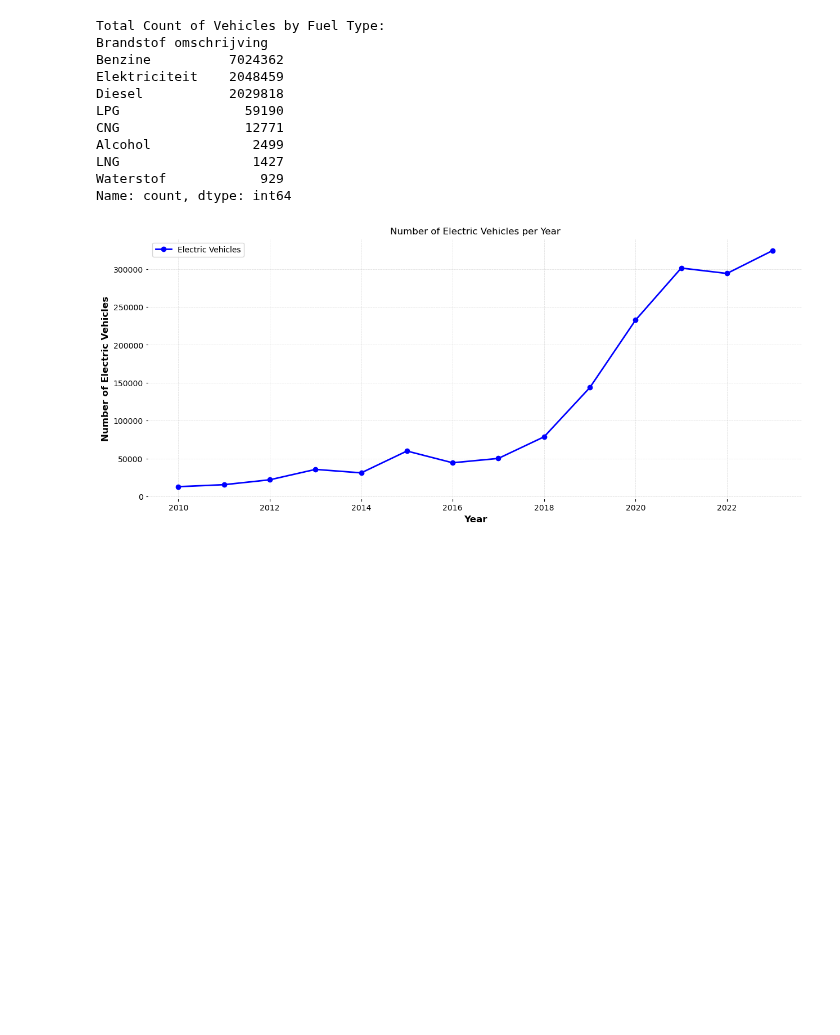
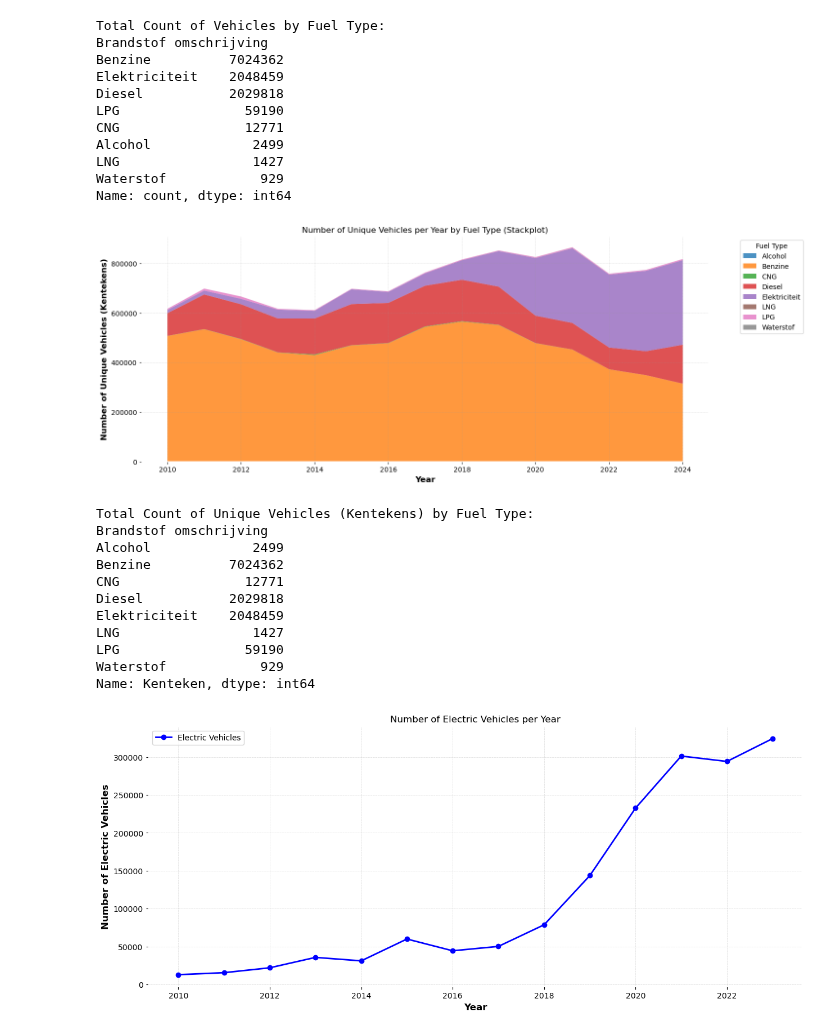
Before and after one commit to DylanHaaz/Tryhard, a Jupyter notebook: Code/Data exploration/RWD.ipynb, the cells around one changed output. Drawn from its saved outputs; the diff is of its cells as text; code cells hidden in the pictures; blank space fills up the shorter version.

```diff
--- a/Code/Data exploration/RWD.ipynb
+++ b/Code/Data exploration/RWD.ipynb
@@ -407,6 +407,45 @@ Alcohol             2499
 LNG                 1427
 Waterstof            929
 Name: count, dtype: int64
+# %%
+import matplotlib.pyplot as plt
+
+# Group by year and fuel type, count unique license plates ('Kenteken') per year
+fuel_counts = df_filtered.groupby(['Year', 'Brandstof omschrijving'])['Kenteken'].nunique().unstack()
+
+# Plot the stackplot
+plt.figure(figsize=(15, 6))
+plt.stackplot(fuel_counts.index, fuel_counts.T, labels=fuel_counts.columns, alpha=0.8)
+
+# Labels and formatting
+plt.xlabel('Year')
+plt.ylabel('Number of Unique Vehicles (Kentekens)')
+plt.title('Number of Unique Vehicles per Year by Fuel Type (Stackplot)')
+plt.legend(title='Fuel Type', loc='upper left', bbox_to_anchor=(1.05, 1))
+plt.grid(True, linestyle='--', alpha=0.5)
+
+# Show the plot
+plt.show()
+
+# Create a table counting unique license plates per fuel type
+fuel_summary = df_filtered.groupby('Brandstof omschrijving')['Kenteken'].nunique()
+
+# Print the fuel summary table
+print("\nTotal Count of Unique Vehicles (Kentekens) by Fuel Type:")
+print(fuel_summary)
+# %% [output]
+[figure, added]
+Total Count of Unique Vehicles (Kentekens) by Fuel Type:
+Brandstof omschrijving
+Alcohol             2499
+Benzine          7024362
+CNG                12771
+Diesel           2029818
+Elektriciteit    2048459
+LNG                 1427
+LPG                59190
+Waterstof            929
+Name: Kenteken, dtype: int64
 # %%
 # Filter for only electric cars
 df_electric = df_filtered[df_filtered['Brandstof omschrijving'].str.contains('Elektriciteit', na=False, case=False)]
```
Also changed, not shown: 2 other files.
